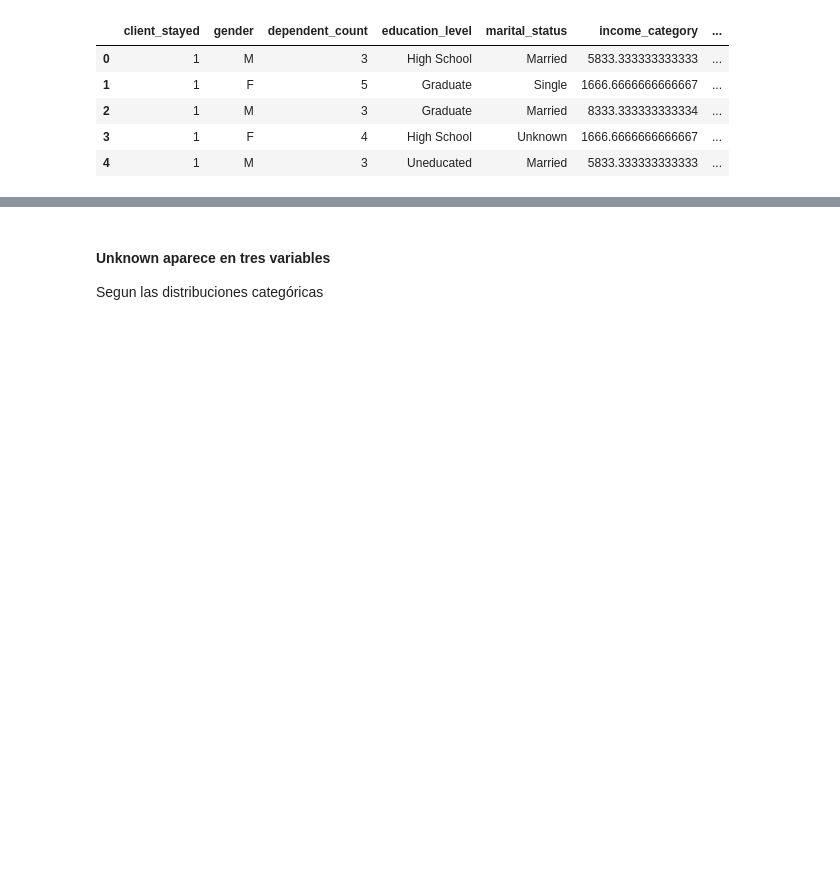
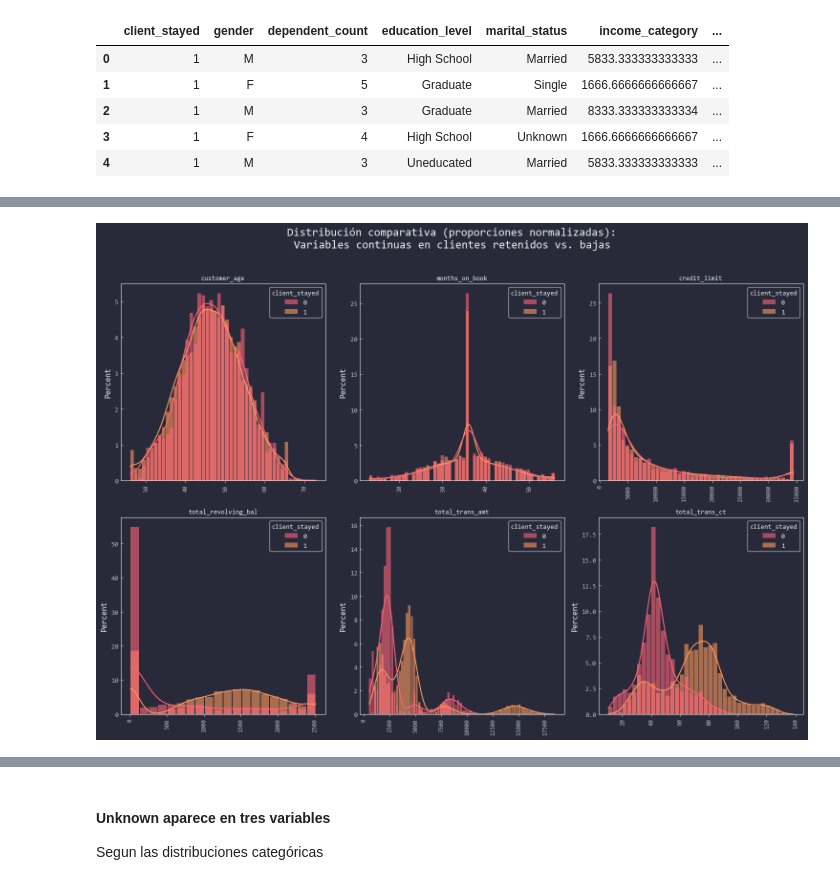
Before and after one commit to Toutl/Data-Processing-Laboratory, a Jupyter notebook: Examenes/III/Examen03.ipynb, the cells around one changed output, grey strips where cells are left out. Drawn from its saved outputs; the diff is of its cells as text; code cells hidden in the pictures; blank space fills up the shorter version.

```diff
--- a/Examenes/III/Examen03.ipynb
+++ b/Examenes/III/Examen03.ipynb
@@ -367,12 +239,0 @@ plt.tight_layout()
-# %%
-fig, axes = plt.subplots(8, 2, figsize=(15, 40))
-
-for ax, column in zip(axes.flat, df.columns[1:]):
-    sns.histplot(data=df, x=column, hue='client_stayed', ax=ax,
-                 alpha=0.6, edgecolor='none', shrink=0.9,
-                 kde=True, stat='density', common_norm=False)
-    ax.tick_params(axis='x', labelrotation=90, labelsize=9)
-    ax.set_title(column, fontsize=10)
-    ax.set_xlabel('')
-
-plt.tight_layout()
@@ -460,0 +266,18 @@ Aquí hicimos 3 matrices de correlación: la primera engloba todas las variables
+# %%
+fig, axes = plt.subplots(2, 3, figsize=(15, 11))
+
+for ax, column in zip(axes.flat, cardinalidad_alta.columns[1:]):
+    sns.histplot(data=df, x=column, hue='client_stayed', ax=ax, # multiple='dodge',
+                 alpha=0.6, edgecolor='none', shrink=0.9,
+                 stat='percent', common_norm=False, kde=True)
+    ax.tick_params(axis='x', labelrotation=90, labelsize=9)
+    ax.set_title(column, fontsize=10)
+    ax.set_xlabel('')
+
+fig.suptitle("Distribución comparativa (proporciones normalizadas):\n" +
+             "Variables continuas en clientes retenidos vs. bajas",
+             fontsize=17)
+plt.tight_layout(rect=[0, 0, 1, 0.96])
+plt.show();
+# %% [output]
+[figure, added]
```
Also changed, not shown: parts of 47 cells of this notebook.
